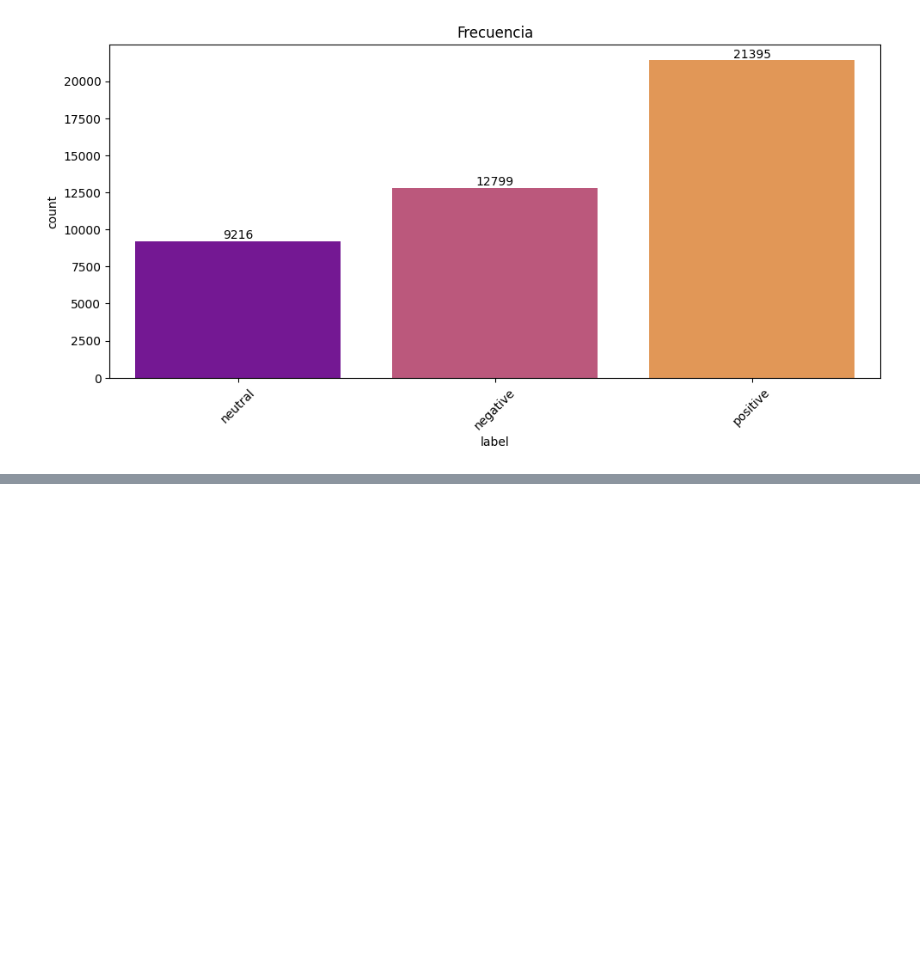
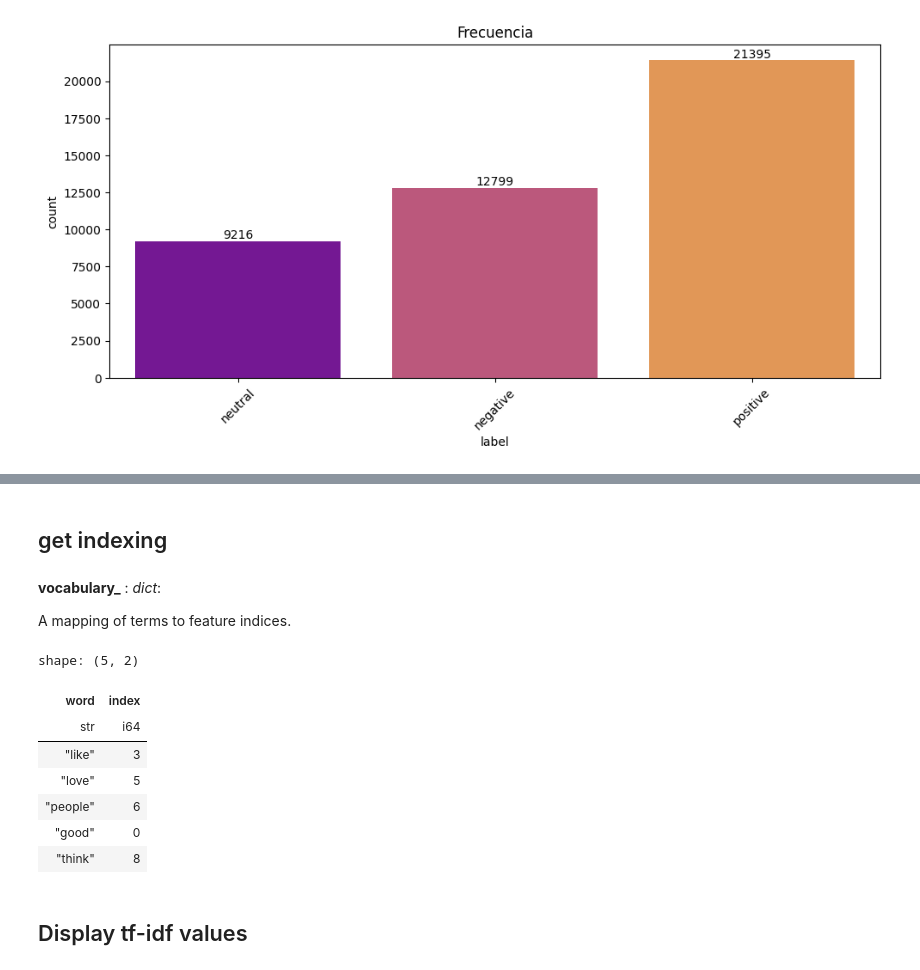
Before and after one commit to eric-castillo05/emotions-wheel-nlp, a Jupyter notebook: EDA/EDA.ipynb, the cells around one changed output, grey strips where cells are left out. Drawn from its saved outputs; the diff is of its cells as text; code cells hidden in the pictures; blank space fills up the shorter version.

```diff
--- a/EDA/EDA.ipynb
+++ b/EDA/EDA.ipynb
@@ -296,0 +332,26 @@ plt.show()
+# %% [markdown]
+## get indexing
+# %% [markdown]
+**vocabulary_** : *dict*:
+
+A mapping of terms to feature indices.
+# %%
+temp_vocabulary = []
+for v in tfidf.vocabulary_.keys():
+    # print(tfidf.vocabulary_[v])
+    temp_vocabulary.append([v, tfidf.vocabulary_[v]])
+# %%
+df_vocabulary = pl.DataFrame(data = temp_vocabulary, schema = ['word', 'index'], orient = 'row')
+# %%
+df_vocabulary.head()
+# %% [output]
+shape: (5, 2)
+| word | index |
+| str | i64 |
+| "like" | 3 |
+| "love" | 5 |
+| "people" | 6 |
+| "good" | 0 |
+| "think" | 8 |
+# %% [markdown]
+## Display tf-idf values
```
Also changed, not shown: parts of 17 cells of this notebook.
